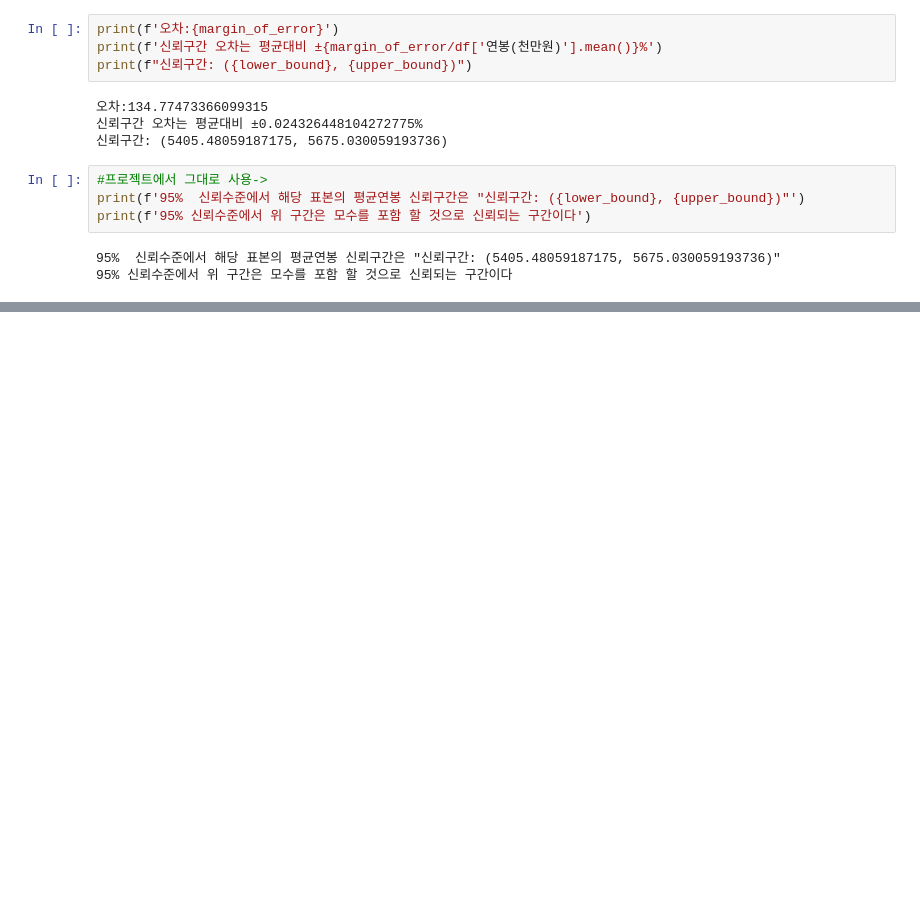
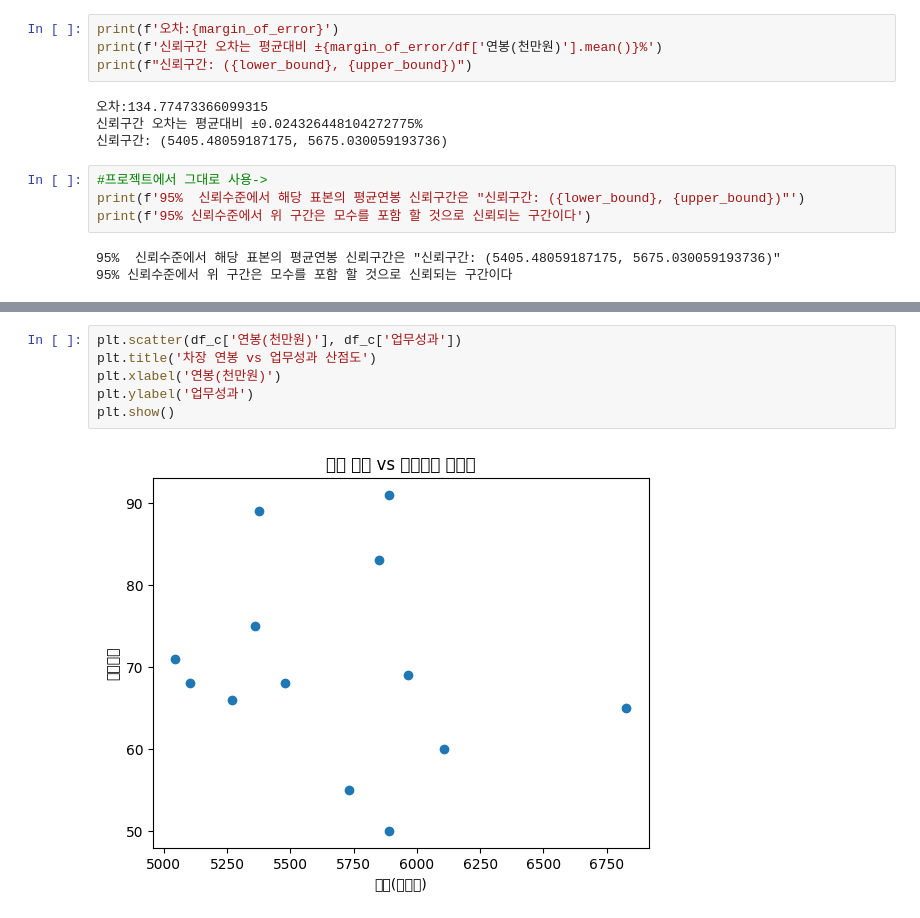
Before and after one commit to kidujm/data_class, a Jupyter notebook: 20260203.ipynb, the cells around one changed output, grey strips where cells are left out. Drawn from its saved outputs; the diff is of its cells as text; blank space fills up the shorter version.

```diff
--- a/20260203.ipynb
+++ b/20260203.ipynb
@@ -228,0 +296,8 @@ print(f'95% 신뢰수준에서 위 구간은 모수를 포함 할 것으로 신
+# %%
+plt.scatter(df_c['연봉(천만원)'], df_c['업무성과'])
+plt.title('차장 연봉 vs 업무성과 산점도')
+plt.xlabel('연봉(천만원)')
+plt.ylabel('업무성과')
+plt.show()
+# %% [output]
+[figure, added]
```
Also changed, not shown: parts of 34 cells of this notebook.
